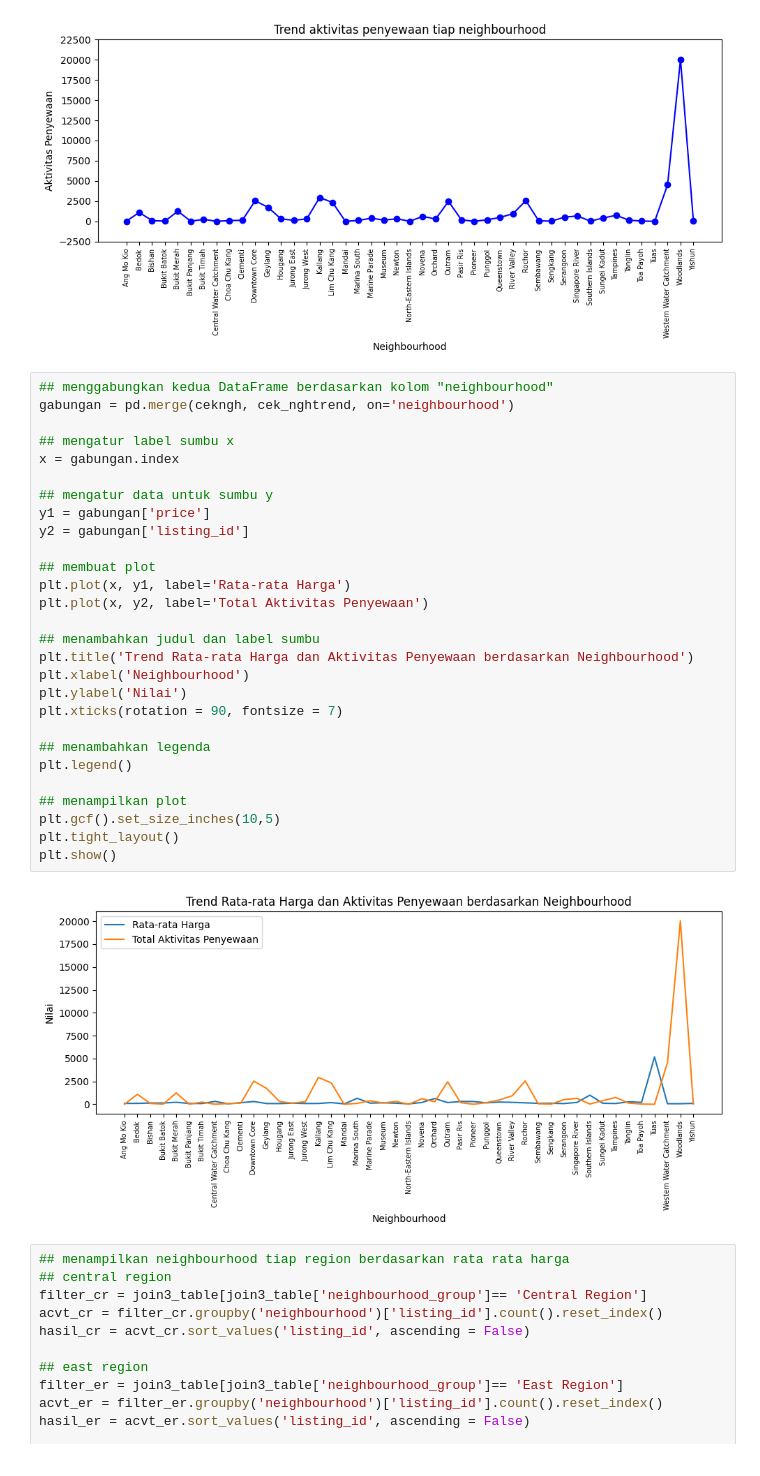
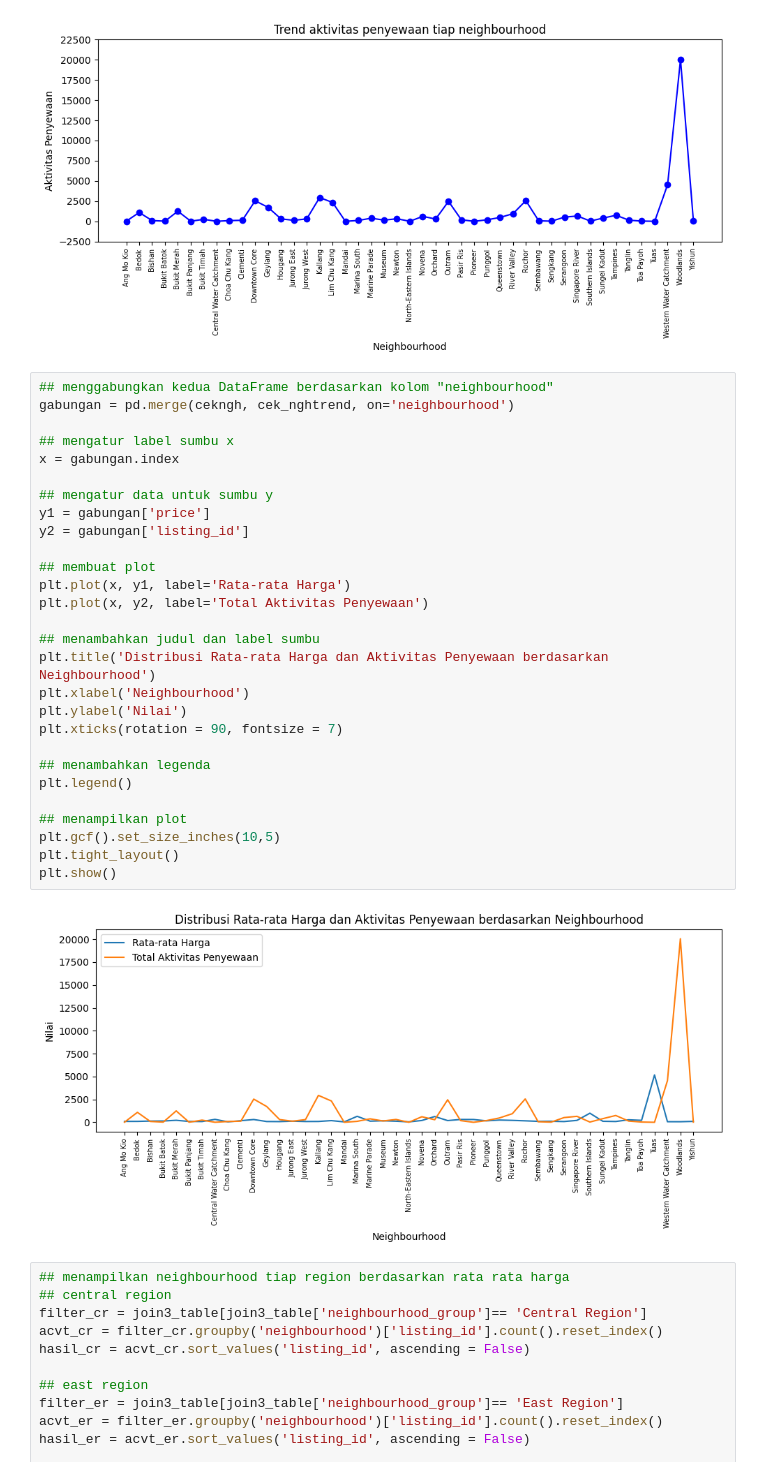
Before and after one commit to ramawanaditya/Portofolio, a Jupyter notebook: Dqlab_test.ipynb, the cells around one changed output. Saved outputs shown, nothing was run; the diff lists cells and outputs as text.

```diff
--- a/Dqlab_test.ipynb
+++ b/Dqlab_test.ipynb
@@ -616,33 +672,33 @@ plt.show()
 # %%
 ## menggabungkan kedua DataFrame berdasarkan kolom "neighbourhood"
 gabungan = pd.merge(cekngh, cek_nghtrend, on='neighbourhood')
 
 ## mengatur label sumbu x
 x = gabungan.index
 
 ## mengatur data untuk sumbu y
 y1 = gabungan['price']
 y2 = gabungan['listing_id']
 
 ## membuat plot
 plt.plot(x, y1, label='Rata-rata Harga')
 plt.plot(x, y2, label='Total Aktivitas Penyewaan')
 
 ## menambahkan judul dan label sumbu
-plt.title('Trend Rata-rata Harga dan Aktivitas Penyewaan berdasarkan Neighbourhood')
+plt.title('Distribusi Rata-rata Harga dan Aktivitas Penyewaan berdasarkan Neighbourhood')
 plt.xlabel('Neighbourhood')
 plt.ylabel('Nilai')
 plt.xticks(rotation = 90, fontsize = 7)
 
 ## menambahkan legenda
 plt.legend()
 
 ## menampilkan plot
 plt.gcf().set_size_inches(10,5)
 plt.tight_layout()
 plt.show()
 # %% [output]
-[figure, old version]
+[figure, new version]
 # %%
 ## menampilkan neighbourhood tiap region berdasarkan rata rata harga
 ## central region
```
Also changed, not shown: parts of 9 cells of this notebook.
